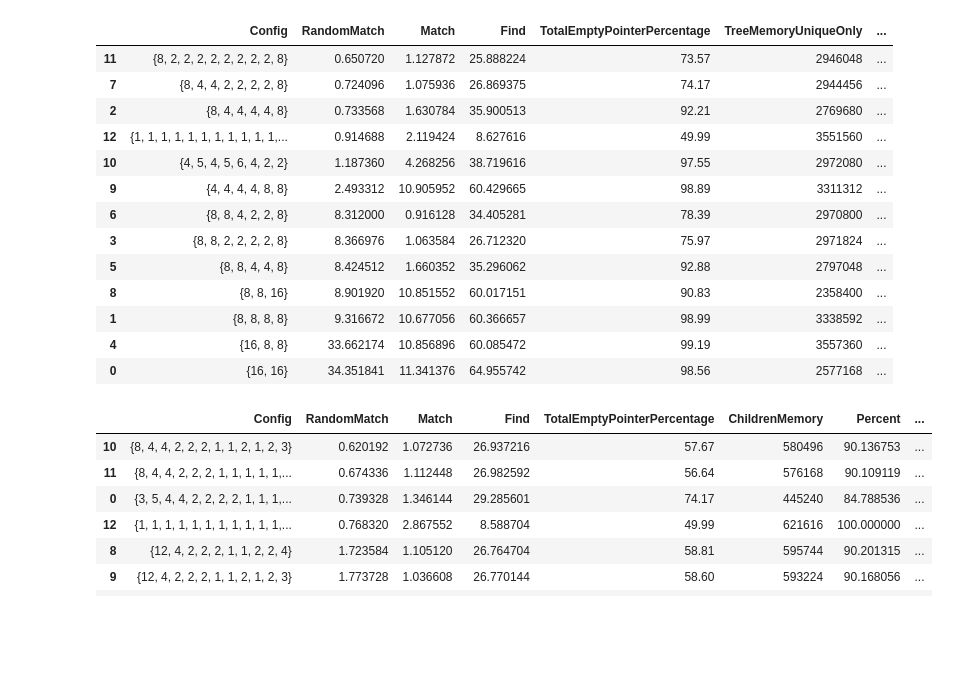
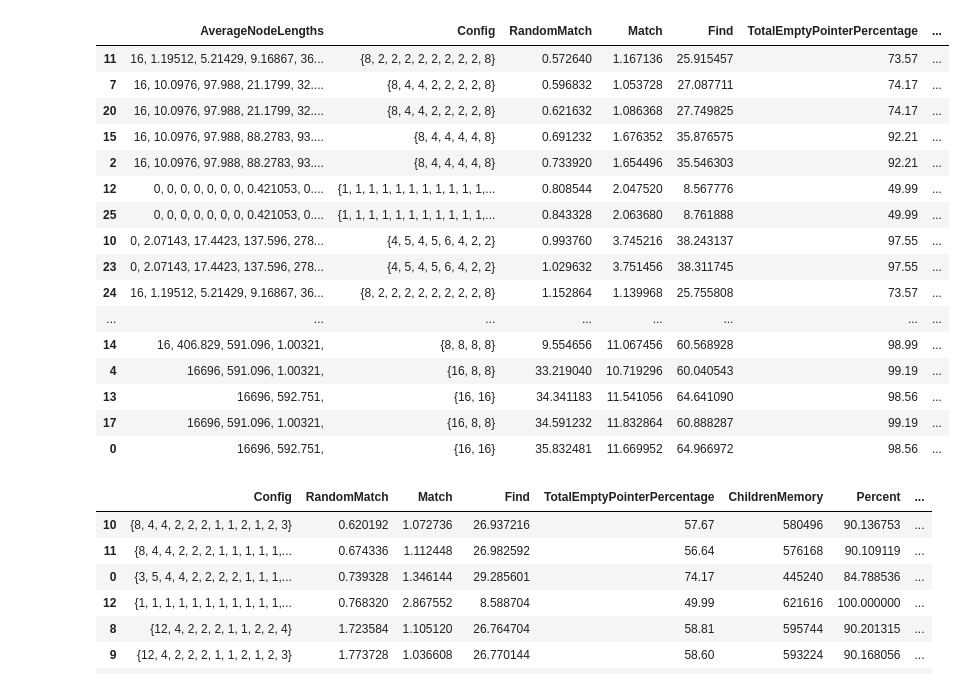
Before and after one commit to matrackif/TrieStrides, a Jupyter notebook: flavors_data_analysis.ipynb, the cells around one changed output. Cells and saved outputs as stored; diff of their text form; code cells hidden in the pictures; blank space fills up the shorter version.

```diff
--- a/flavors_data_analysis.ipynb
+++ b/flavors_data_analysis.ipynb
@@ -87,22 +87,25 @@ results_equal_dist = append_stats_to_df(results_equal_dist)
 # results_equal_dist[['Config', 'Match', 'Find', 'MatchAndFind', 'Build', 'TreeMemoryUniqueOnly', 'Cost', 'Percent', 'ChildrenMemory', 'ContainerStartsMemory', 'ContainerLengthsMemory']]
 # %%
 results_wolant = results_wolant.sort_values('RandomMatch')
-results_wolant[['Config', 'RandomMatch', 'Match', 'Find', 'TotalEmptyPointerPercentage', 'TreeMemoryUniqueOnly', 'ContainerStartsMemory', 'ContainerLengthsMemory', 'ChildrenMemory', 'Percent', 'PercentEmptyPointerLevels', 'Build', 'TreeLevels', 'EmptyPointerLevels']]
+results_wolant[['AverageNodeLengths', 'Config', 'RandomMatch', 'Match', 'Find', 'TotalEmptyPointerPercentage', 'TreeMemoryUniqueOnly', 'ContainerStartsMemory', 'ContainerLengthsMemory', 'ChildrenMemory', 'Percent', 'PercentEmptyPointerLevels', 'Build', 'TreeLevels', 'EmptyPointerLevels']]
 # %% [output]
-|  | Config | RandomMatch | Match | Find | TotalEmptyPointerPercentage | TreeMemoryUniqueOnly | ... |
-| 11 | {8, 2, 2, 2, 2, 2, 2, 2, 2, 8} | 0.650720 | 1.127872 | 25.888224 | 73.57 | 2946048 | ... |
-| 7 | {8, 4, 4, 2, 2, 2, 2, 8} | 0.724096 | 1.075936 | 26.869375 | 74.17 | 2944456 | ... |
-| 2 | {8, 4, 4, 4, 4, 8} | 0.733568 | 1.630784 | 35.900513 | 92.21 | 2769680 | ... |
-| 12 | {1, 1, 1, 1, 1, 1, 1, 1, 1, 1, 1,... | 0.914688 | 2.119424 | 8.627616 | 49.99 | 3551560 | ... |
-| 10 | {4, 5, 4, 5, 6, 4, 2, 2} | 1.187360 | 4.268256 | 38.719616 | 97.55 | 2972080 | ... |
-| 9 | {4, 4, 4, 4, 8, 8} | 2.493312 | 10.905952 | 60.429665 | 98.89 | 3311312 | ... |
-| 6 | {8, 8, 4, 2, 2, 8} | 8.312000 | 0.916128 | 34.405281 | 78.39 | 2970800 | ... |
-| 3 | {8, 8, 2, 2, 2, 2, 8} | 8.366976 | 1.063584 | 26.712320 | 75.97 | 2971824 | ... |
-| 5 | {8, 8, 4, 4, 8} | 8.424512 | 1.660352 | 35.296062 | 92.88 | 2797048 | ... |
-| 8 | {8, 8, 16} | 8.901920 | 10.851552 | 60.017151 | 90.83 | 2358400 | ... |
-| 1 | {8, 8, 8, 8} | 9.316672 | 10.677056 | 60.366657 | 98.99 | 3338592 | ... |
-| 4 | {16, 8, 8} | 33.662174 | 10.856896 | 60.085472 | 99.19 | 3557360 | ... |
-| 0 | {16, 16} | 34.351841 | 11.341376 | 64.955742 | 98.56 | 2577168 | ... |
+|  | AverageNodeLengths | Config | RandomMatch | Match | Find | TotalEmptyPointerPercentage | ... |
+| 11 | 16, 1.19512, 5.21429, 9.16867, 36... | {8, 2, 2, 2, 2, 2, 2, 2, 2, 8} | 0.572640 | 1.167136 | 25.915457 | 73.57 | ... |
+| 7 | 16, 10.0976, 97.988, 21.1799, 32.... | {8, 4, 4, 2, 2, 2, 2, 8} | 0.596832 | 1.053728 | 27.087711 | 74.17 | ... |
+| 20 | 16, 10.0976, 97.988, 21.1799, 32.... | {8, 4, 4, 2, 2, 2, 2, 8} | 0.621632 | 1.086368 | 27.749825 | 74.17 | ... |
+| 15 | 16, 10.0976, 97.988, 88.2783, 93.... | {8, 4, 4, 4, 4, 8} | 0.691232 | 1.676352 | 35.876575 | 92.21 | ... |
+| 2 | 16, 10.0976, 97.988, 88.2783, 93.... | {8, 4, 4, 4, 4, 8} | 0.733920 | 1.654496 | 35.546303 | 92.21 | ... |
+| 12 | 0, 0, 0, 0, 0, 0, 0, 0.421053, 0.... | {1, 1, 1, 1, 1, 1, 1, 1, 1, 1, 1,... | 0.808544 | 2.047520 | 8.567776 | 49.99 | ... |
+| 25 | 0, 0, 0, 0, 0, 0, 0, 0.421053, 0.... | {1, 1, 1, 1, 1, 1, 1, 1, 1, 1, 1,... | 0.843328 | 2.063680 | 8.761888 | 49.99 | ... |
+| 10 | 0, 2.07143, 17.4423, 137.596, 278... | {4, 5, 4, 5, 6, 4, 2, 2} | 0.993760 | 3.745216 | 38.243137 | 97.55 | ... |
+| 23 | 0, 2.07143, 17.4423, 137.596, 278... | {4, 5, 4, 5, 6, 4, 2, 2} | 1.029632 | 3.751456 | 38.311745 | 97.55 | ... |
+| 24 | 16, 1.19512, 5.21429, 9.16867, 36... | {8, 2, 2, 2, 2, 2, 2, 2, 2, 8} | 1.152864 | 1.139968 | 25.755808 | 73.57 | ... |
+| ... | ... | ... | ... | ... | ... | ... | ... |
+| 14 | 16, 406.829, 591.096, 1.00321, | {8, 8, 8, 8} | 9.554656 | 11.067456 | 60.568928 | 98.99 | ... |
+| 4 | 16696, 591.096, 1.00321, | {16, 8, 8} | 33.219040 | 10.719296 | 60.040543 | 99.19 | ... |
+| 13 | 16696, 592.751, | {16, 16} | 34.341183 | 11.541056 | 64.641090 | 98.56 | ... |
+| 17 | 16696, 591.096, 1.00321, | {16, 8, 8} | 34.591232 | 11.832864 | 60.888287 | 99.19 | ... |
+| 0 | 16696, 592.751, | {16, 16} | 35.832481 | 11.669952 | 64.966972 | 98.56 | ... |
 # %%
 results_fst = results_fst.sort_values('RandomMatch')
 results_fst[['Config', 'RandomMatch', 'Match', 'Find', 'TotalEmptyPointerPercentage', 'ChildrenMemory', 'Percent', 'PercentEmptyPointerLevels', 'Build', 'TreeMemoryUniqueOnly', 'TreeLevels', 'EmptyPointerLevels']]
```
Also changed, not shown: parts of 2 cells of this notebook, 1 other file.
